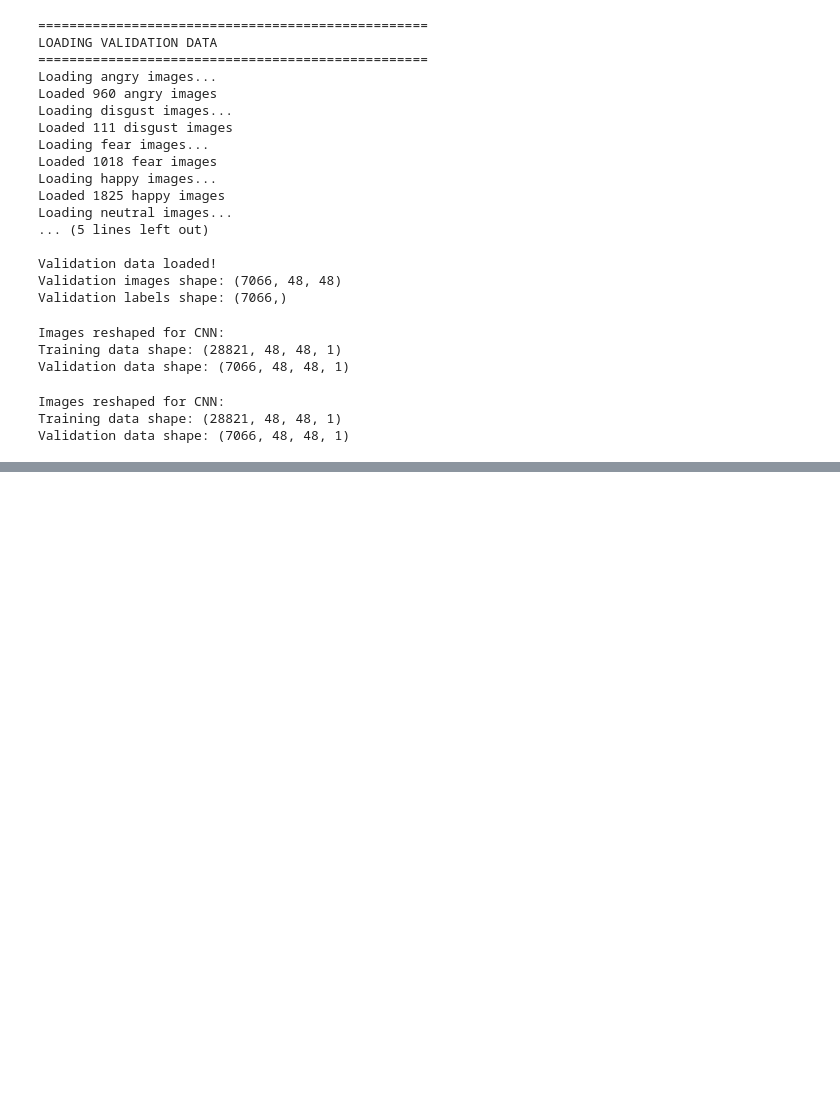
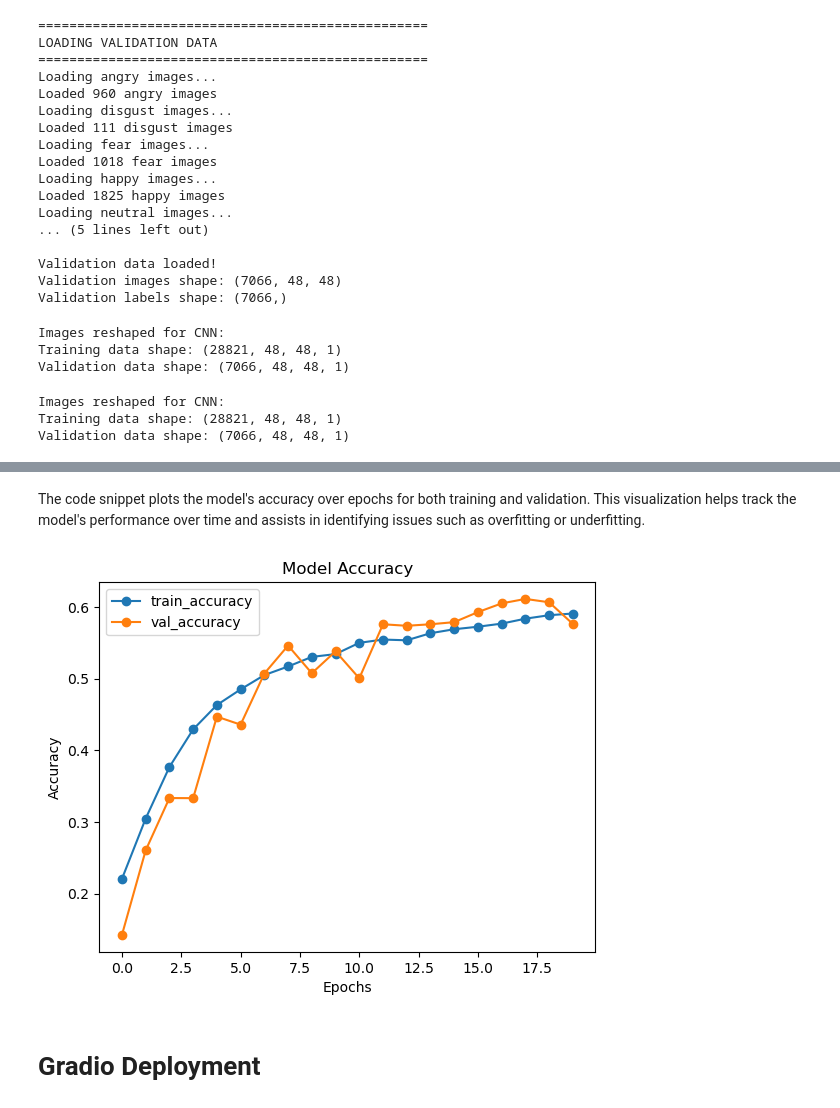
Before and after one commit to sharath199324/DeepFER-Facial-Emotion-Recognition-Using-Deep-Learning-main, a Jupyter notebook: main.ipynb, the cells around one changed output, grey strips where cells are left out. Saved outputs shown, nothing was run; the diff lists cells and outputs as text; code cells hidden in the pictures; blank space fills up the shorter version.

Commit message:
commit_4_CNN_gradio

```diff
--- a/main.ipynb
+++ b/main.ipynb
@@ -226,0 +367,13 @@ Validation data shape: (7066, 48, 48, 1)
+# %%
+# Create ImageDataGenerator for data augmentation
+data_gen = ImageDataGenerator(
+    rotation_range=10,
+    zoom_range=0.1,
+    width_shift_range=0.1,
+    height_shift_range=0.1,
+    horizontal_flip=True,
+    fill_mode='nearest'
+)
+
+# Compute necessary statistics for data augmentation
+data_gen.fit(X_train)
@@ -226,0 +450,6 @@ Validation data shape: (7066, 48, 48, 1)
+# %%
+# Build the model
+model = build_model()
+
+# Print model summary
+print(model.summary())
@@ -226,0 +517,7 @@ Validation data shape: (7066, 48, 48, 1)
+# %%
+# Compile the model
+model.compile(
+    loss='categorical_crossentropy',
+    optimizer=Adam(learning_rate=0.001),
+    metrics=['accuracy']
+)
@@ -226,0 +531,8 @@ Validation data shape: (7066, 48, 48, 1)
+# %%
+# Training the model
+history = model.fit(
+    data_gen.flow(X_train, y_train_categorical, batch_size=128),
+    validation_data=(X_val, y_val_categorical),
+    epochs=20,
+    verbose=1
+)
@@ -226,0 +567,15 @@ Validation data shape: (7066, 48, 48, 1)
+# %% [markdown]
+The code snippet plots the model's accuracy over epochs for both training and validation. This visualization helps track the model's performance over time and assists in identifying issues such as overfitting or underfitting.
+# %%
+# Plotting model performance
+plt.plot(history.history['accuracy'], label='train_accuracy', marker='o')
+plt.plot(history.history['val_accuracy'], label='val_accuracy', marker='o')
+plt.title('Model Accuracy')
+plt.xlabel('Epochs')
+plt.ylabel('Accuracy')
+plt.legend()
+plt.show()
+# %% [output]
+[figure, added]
+# %% [markdown]
+# Gradio Deployment
```
Also changed, not shown: parts of 28 cells of this notebook, 3 other files.
